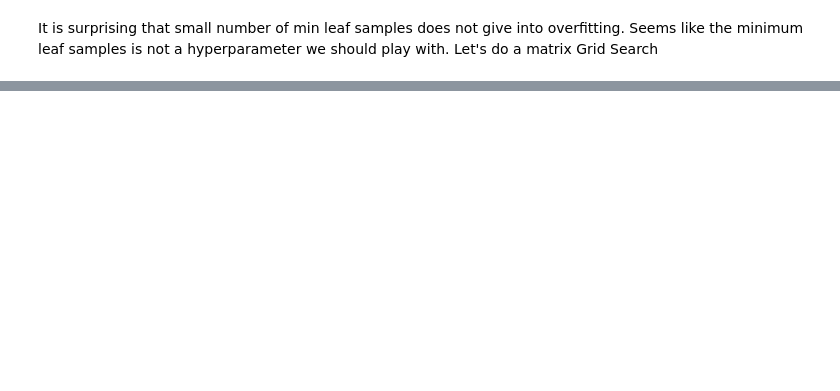
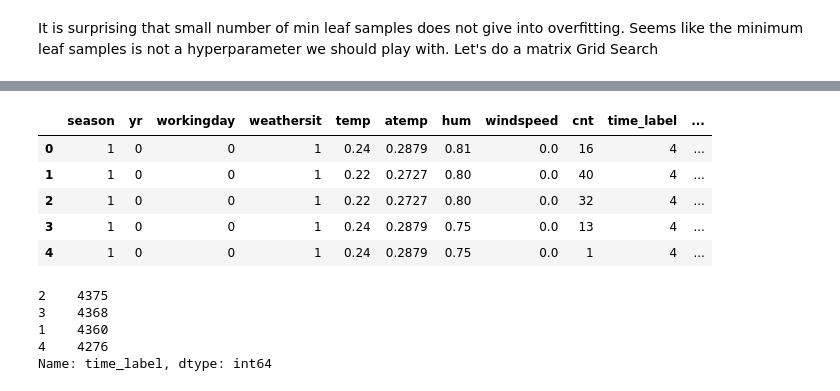
Before and after one commit to vta92/DS_projects, a Jupyter notebook: bike_rental_project/bike_rental_project.ipynb, the cells around one changed output, grey strips where cells are left out. Saved outputs shown, nothing was run; the diff lists cells and outputs as text; code cells hidden in the pictures; blank space fills up the shorter version.

Commit message:
temp

```diff
--- a/bike_rental_project/bike_rental_project.ipynb
+++ b/bike_rental_project/bike_rental_project.ipynb
@@ -300,0 +264,5 @@ machine learning is especially good for optimization but it's not a perfect way
+# %%
+from sklearn.svm import SVR
+bike_rentals_norm = bike_rentals.copy()
+print(bike_rentals_norm.columns)
+bike_rentals_norm.dtypes
@@ -300,0 +308,22 @@ machine learning is especially good for optimization but it's not a perfect way
+# %%
+def season_spring(row):
+    if row == 1:
+        return 1
+    return 0
+def season_summer(row):
+    if row == 2:
+        return 1
+    return 0
+def season_autumn(row):
+    if row == 3:
+        return 1
+    return 0
+def season_winter(row):
+    if row == 4:
+        return 1
+    return 0
+
+bike_rentals_norm["season_sp"] = bike_rentals_norm["season"].apply(season_spring)
+bike_rentals_norm["season_su"] = bike_rentals_norm["season"].apply(season_summer)
+bike_rentals_norm["season_au"] = bike_rentals_norm["season"].apply(season_autumn)
+bike_rentals_norm["season_wi"] = bike_rentals_norm["season"].apply(season_winter)
@@ -300,0 +346,19 @@ machine learning is especially good for optimization but it's not a perfect way
+# %%
+bike_rentals_norm = bike_rentals_norm.drop(columns=["instant","dteday","mnth","hr","holiday","weekday","casual","registered"],axis=1)
+bike_rentals_norm.head()
+# %% [output]
+|  | season | yr | workingday | weathersit | temp | atemp | hum | windspeed | cnt | time_label | ... |
+| 0 | 1 | 0 | 0 | 1 | 0.24 | 0.2879 | 0.81 | 0.0 | 16 | 4 | ... |
+| 1 | 1 | 0 | 0 | 1 | 0.22 | 0.2727 | 0.80 | 0.0 | 40 | 4 | ... |
+| 2 | 1 | 0 | 0 | 1 | 0.22 | 0.2727 | 0.80 | 0.0 | 32 | 4 | ... |
+| 3 | 1 | 0 | 0 | 1 | 0.24 | 0.2879 | 0.75 | 0.0 | 13 | 4 | ... |
+| 4 | 1 | 0 | 0 | 1 | 0.24 | 0.2879 | 0.75 | 0.0 | 1 | 4 | ... |
+# %%
+#Let's observe the time_label to see if there's a definite pattern
+bike_rentals_norm.time_label.value_counts()
+# %% [output]
+2    4375
+3    4368
+1    4360
+4    4276
+Name: time_label, dtype: int64
```
Also changed, not shown: parts of 34 cells of this notebook.
